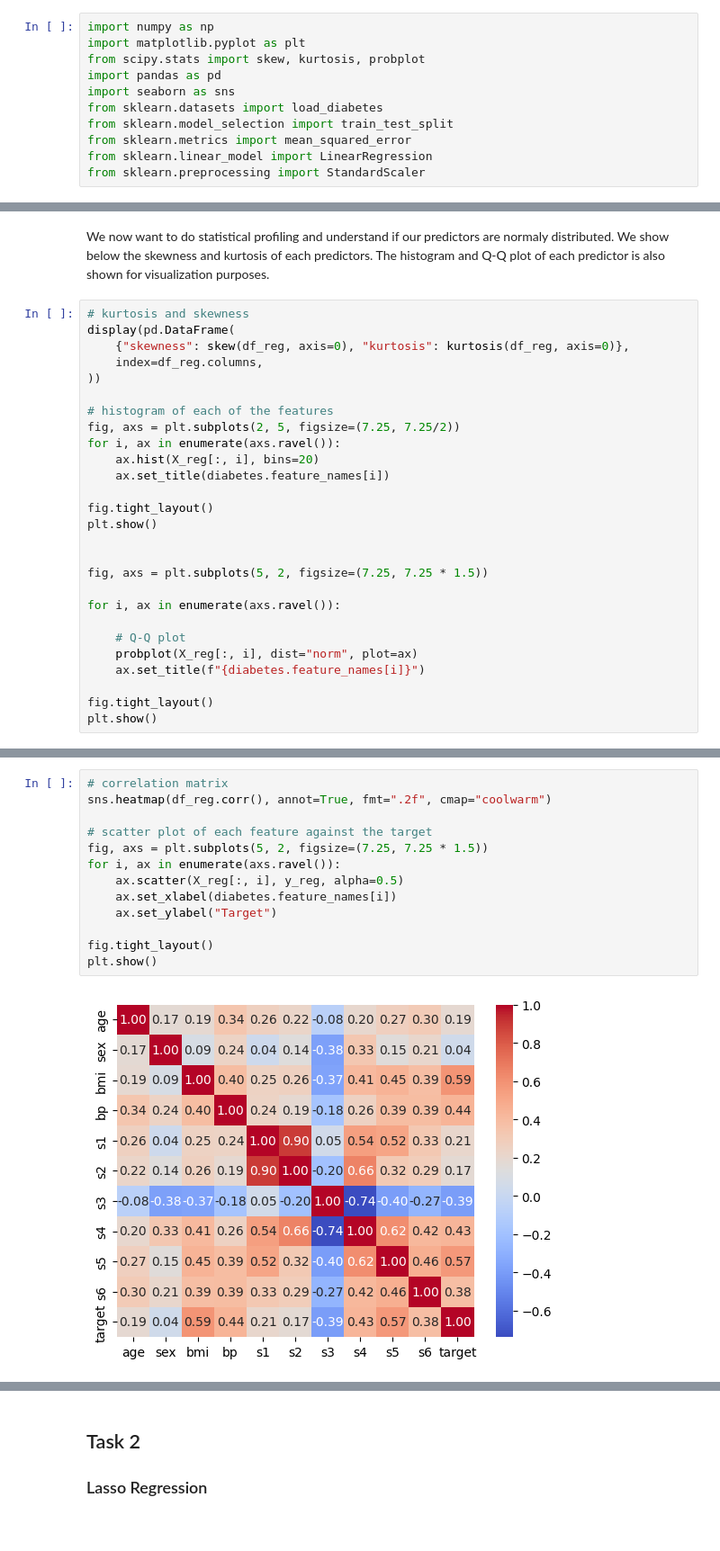
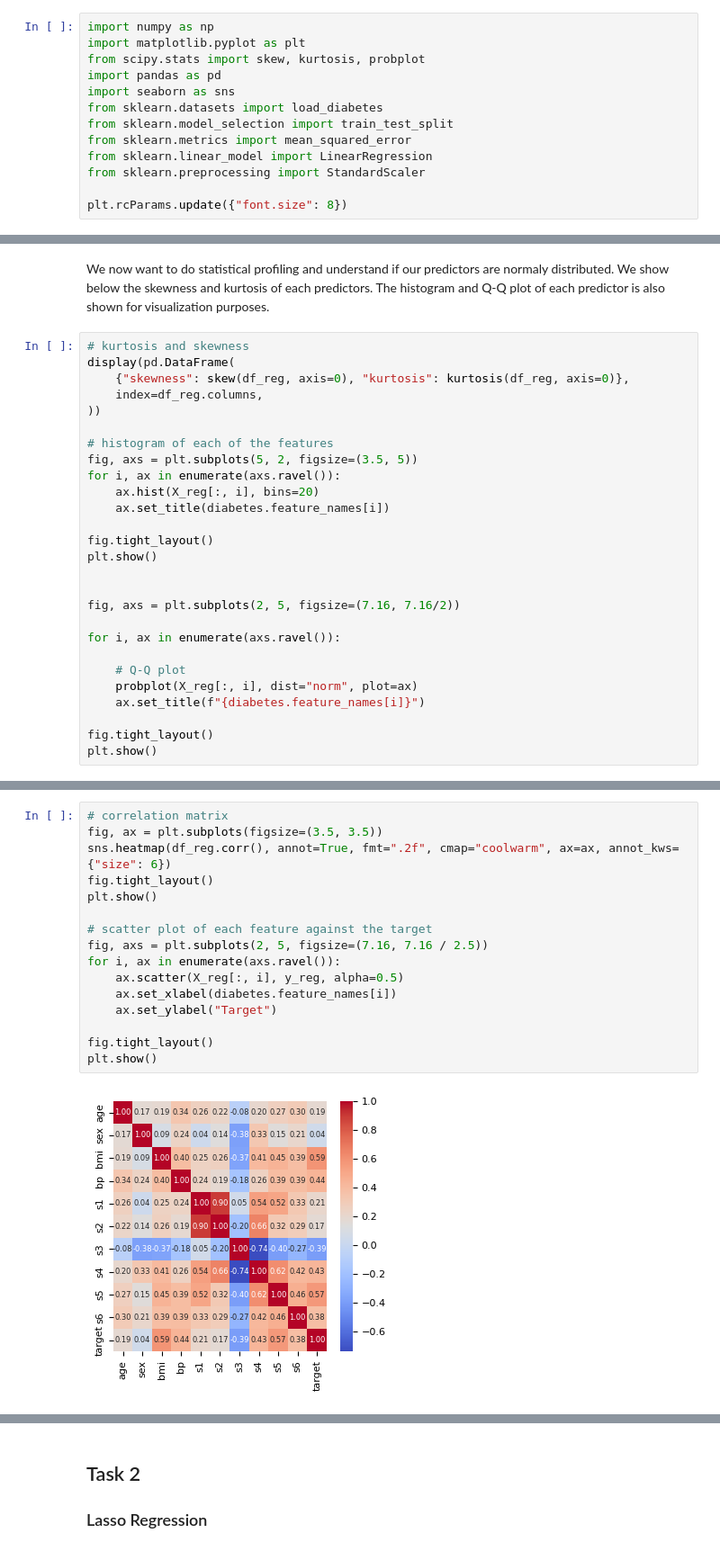
Before and after one commit to MathiasD-P/ECSE_551_A1, a Jupyter notebook: regression.ipynb, the cells around one changed output, grey strips where cells are left out. Shown at 90% size. Drawn from its saved outputs; the diff is of its cells as text.

```diff
--- a/regression.ipynb
+++ b/regression.ipynb
@@ -9,6 +9,8 @@ from sklearn.model_selection import train_test_split
 from sklearn.metrics import mean_squared_error
 from sklearn.linear_model import LinearRegression
 from sklearn.preprocessing import StandardScaler
+
+plt.rcParams.update({"font.size": 8})
 # %% [markdown]
 ## Task 1
 
@@ -70,7 +72,7 @@ display(pd.DataFrame(
 ))
 
 # histogram of each of the features
-fig, axs = plt.subplots(2, 5, figsize=(7.25, 7.25/2))
+fig, axs = plt.subplots(5, 2, figsize=(3.5, 5))
 for i, ax in enumerate(axs.ravel()):
     ax.hist(X_reg[:, i], bins=20)
     ax.set_title(diabetes.feature_names[i])
@@ -79,7 +81,7 @@ fig.tight_layout()
 plt.show()
 
 
-fig, axs = plt.subplots(5, 2, figsize=(7.25, 7.25 * 1.5))
+fig, axs = plt.subplots(2, 5, figsize=(7.16, 7.16/2))
 
 for i, ax in enumerate(axs.ravel()):
 
@@ -109,15 +109,18 @@ To understand the correlations between the predictors, we plot a correlation map
 # %%
 # correlation matrix
-sns.heatmap(df_reg.corr(), annot=True, fmt=".2f", cmap="coolwarm")
+fig, ax = plt.subplots(figsize=(3.5, 3.5))
+sns.heatmap(df_reg.corr(), annot=True, fmt=".2f", cmap="coolwarm", ax=ax, annot_kws={"size": 6})
+fig.tight_layout()
+plt.show()
 
 # scatter plot of each feature against the target
-fig, axs = plt.subplots(5, 2, figsize=(7.25, 7.25 * 1.5))
+fig, axs = plt.subplots(2, 5, figsize=(7.16, 7.16 / 2.5))
 for i, ax in enumerate(axs.ravel()):
     ax.scatter(X_reg[:, i], y_reg, alpha=0.5)
     ax.set_xlabel(diabetes.feature_names[i])
     ax.set_ylabel("Target")
 
 fig.tight_layout()
 plt.show()
 # %% [output]
-[figure, old version]
+[figure, new version]
```
Also changed, not shown: parts of 19 cells of this notebook.
